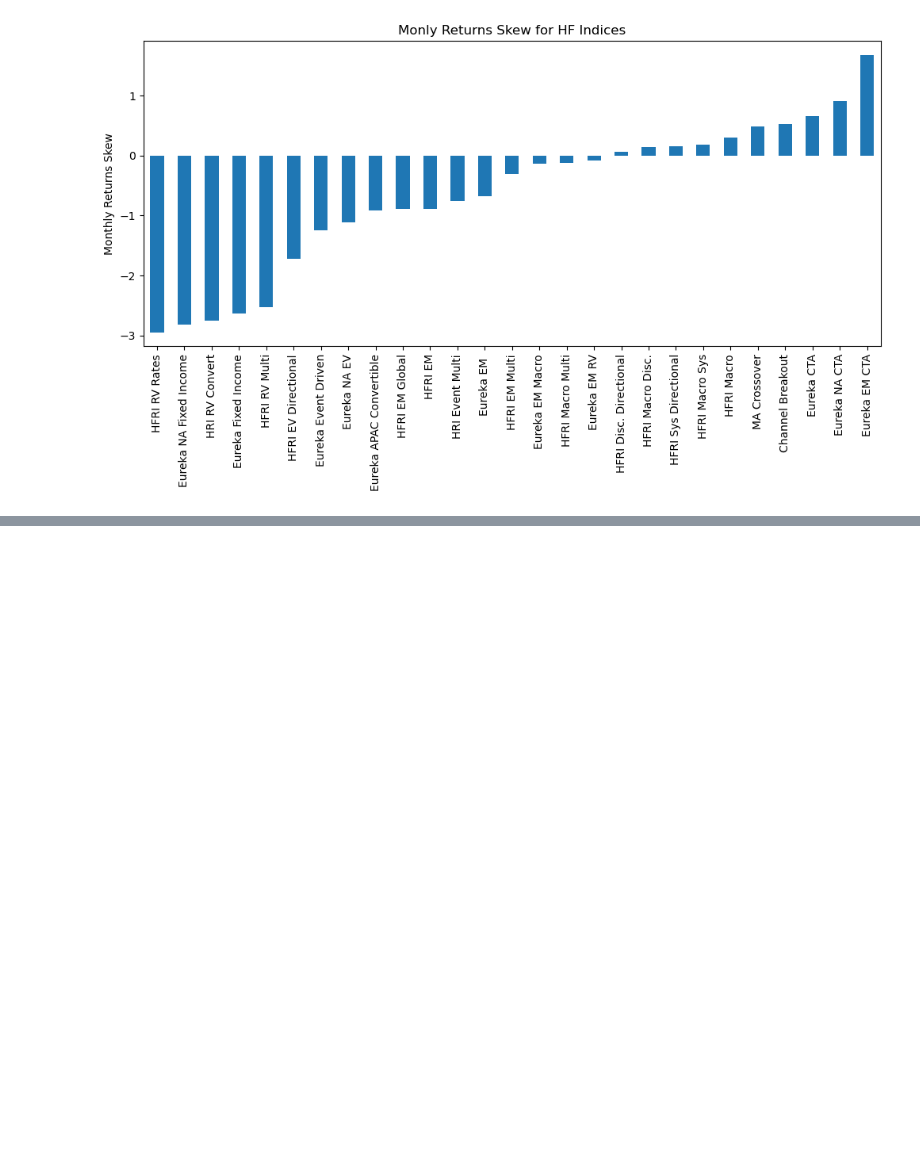
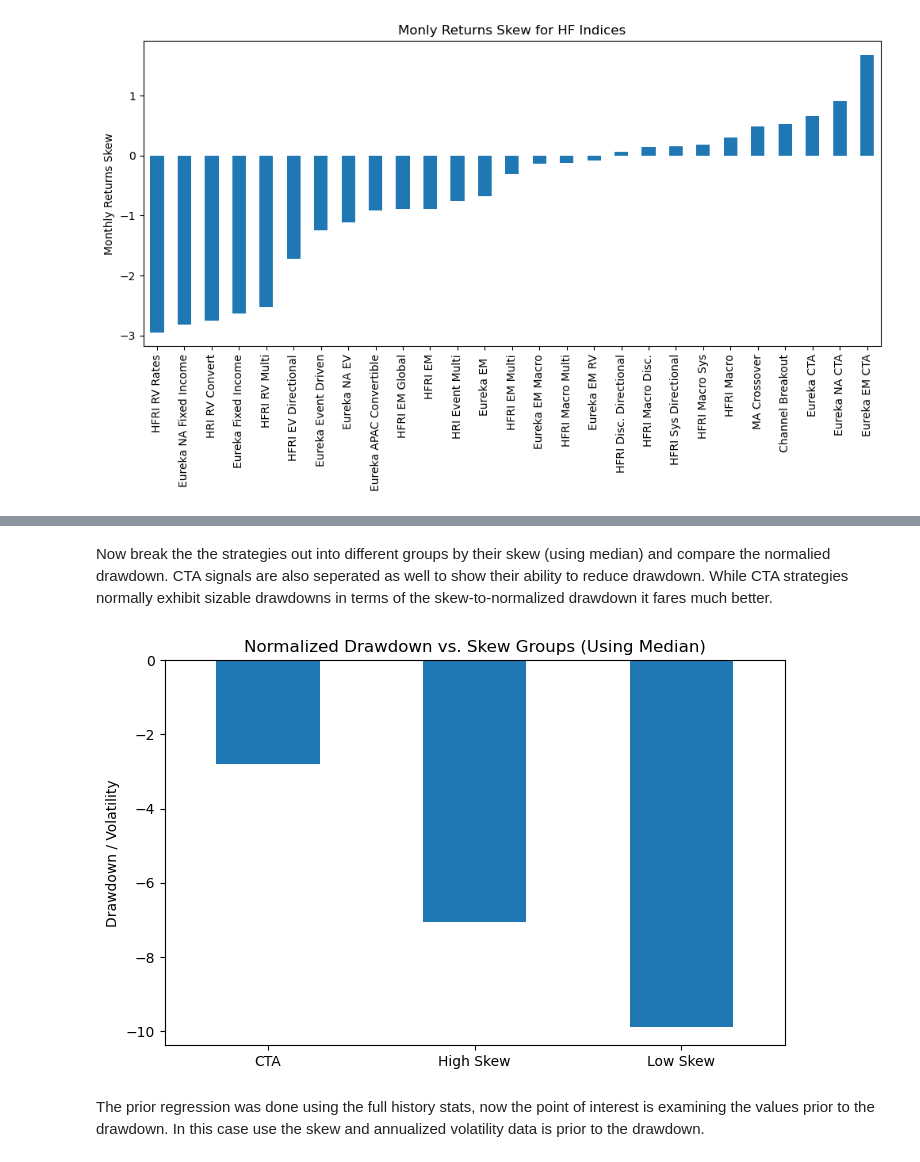
Before and after one commit to diegodalvarez/TrendSystem, a Jupyter notebook: Research/Blogs/AlphaQuestCTASeries.ipynb, the cells around one changed output, grey strips where cells are left out. Cells and saved outputs as stored; diff of their text form; code cells hidden in the pictures; blank space fills up the shorter version.

```diff
--- a/Research/Blogs/AlphaQuestCTASeries.ipynb
+++ b/Research/Blogs/AlphaQuestCTASeries.ipynb
@@ -909,0 +910,43 @@ plt.show()
+# %%
+cta_tickers = (df_tickers
+    .loc[lambda x: x.CTA == True]
+    .assign(security = lambda x: x.Security.str.split(" ").str[0])
+    .security
+    .to_list())
+# %%
+df_cta = (df_combined
+    .loc[lambda x: x.security.isin(cta_tickers)]
+    [["vol_dd"]]
+    .agg("mean")
+    .to_frame(name = "vol_dd")
+    .assign(skew_group = "CTA")
+    .reset_index(drop = True)
+    .set_index("skew_group"))
+# %%
+df_skew_tmp = (df_combined
+    .assign(
+        med_skew   = lambda x: x.skew_val.median(),
+        skew_group = lambda x: np.where(x.skew_val <= x.med_skew, "Low Skew", "High Skew"))
+    [["skew_group", "vol_dd"]]
+    .groupby("skew_group")
+    .agg("mean"))
+# %% [markdown]
+Now break the the strategies out into different groups by their skew (using median) and compare the normalied drawdown. CTA signals are also seperated as well to show their ability to reduce drawdown. While CTA strategies normally exhibit sizable drawdowns in terms of the skew-to-normalized drawdown it fares much better.
+# %%
+df_grouped_mean = (pd
+    .concat([df_cta, df_skew_tmp]))
+# %%
+(df_grouped_mean
+    .plot(
+        figsize = (8,5),
+        kind    = "bar",
+        ylabel  = "Drawdown / Volatility",
+        legend  = False,
+        rot     = 0,
+        xlabel  = "",
+        title   = "Normalized Drawdown vs. Skew Groups (Using Median)"))
+plt.show()
+# %% [output]
+[figure, added]
+# %% [markdown]
+The prior regression was done using the full history stats, now the point of interest is examining the values prior to the drawdown. In this case use the skew and annualized volatility data is prior to the drawdown.
```
Also changed, not shown: parts of 16 cells of this notebook.
